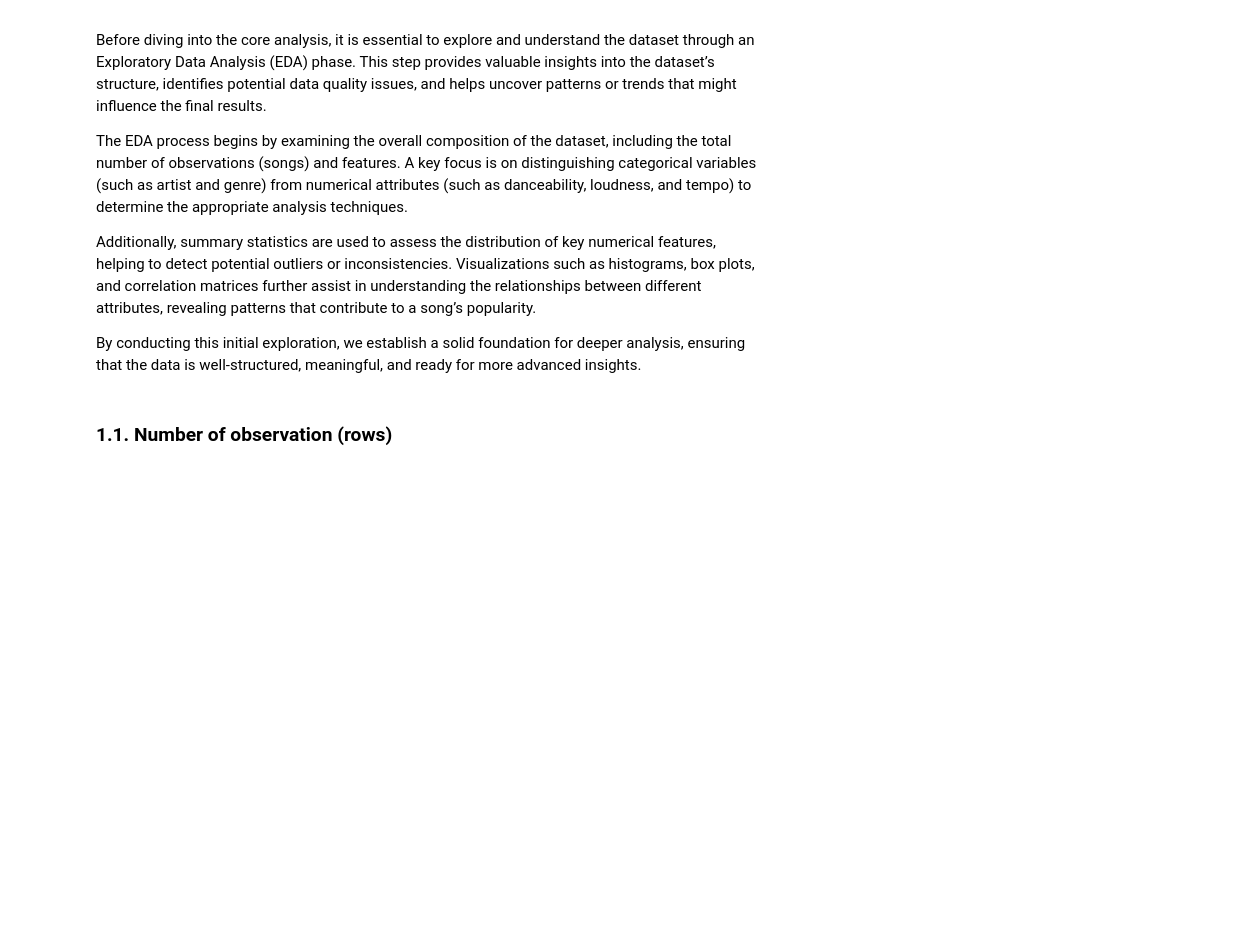
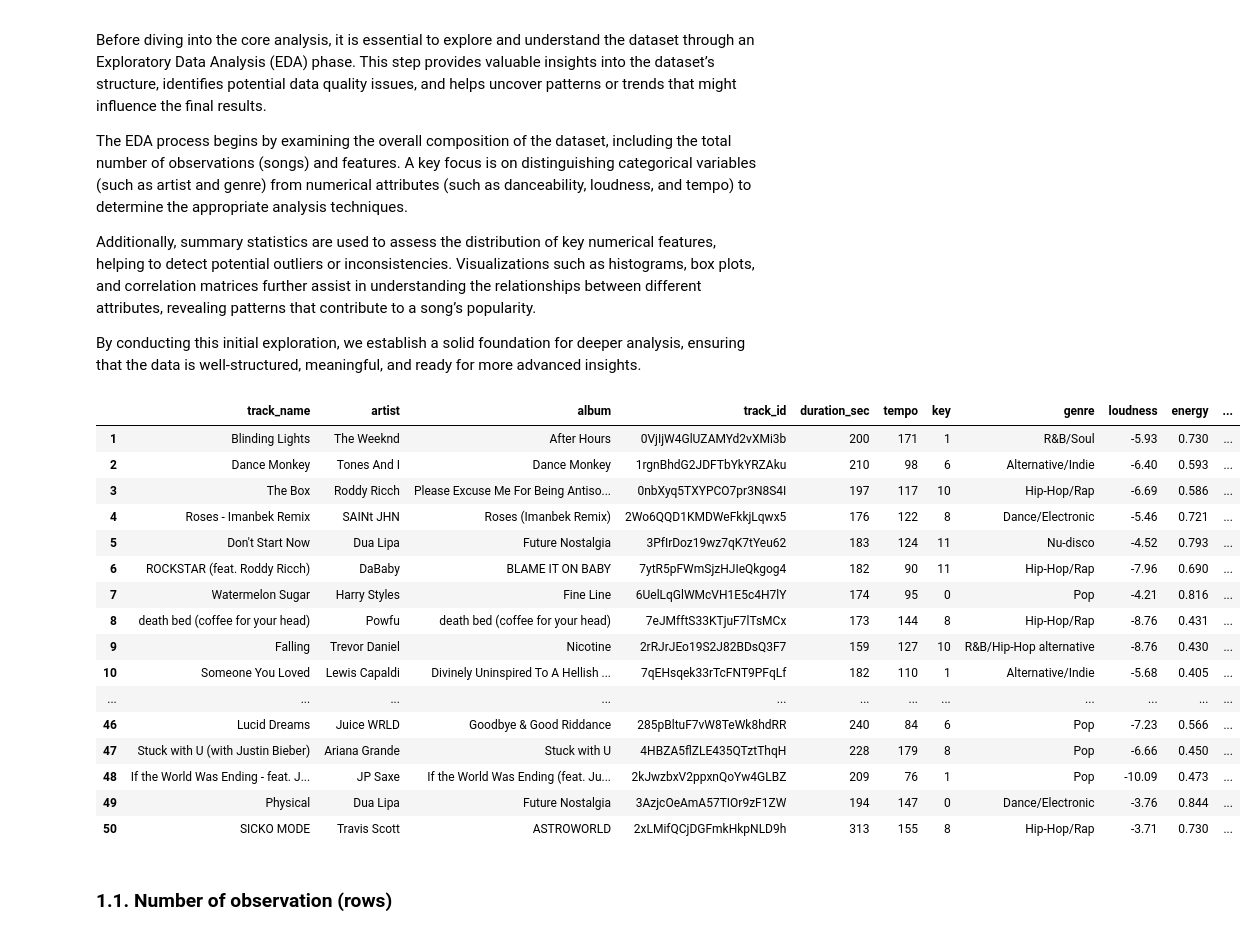
Before and after one commit to leonardovaloppi/Spotify-Top-50-Songs, a Jupyter notebook: valoppi_m4-s2_project.ipynb, the cells around one changed output. Cells and saved outputs as stored; diff of their text form; code cells hidden in the pictures; blank space fills up the shorter version.

```diff
--- a/valoppi_m4-s2_project.ipynb
+++ b/valoppi_m4-s2_project.ipynb
@@ -71,6 +80,78 @@ The EDA process begins by examining the overall composition of the dataset, incl
 Additionally, summary statistics are used to assess the distribution of key numerical features, helping to detect potential outliers or inconsistencies. Visualizations such as histograms, box plots, and correlation matrices further assist in understanding the relationships between different attributes, revealing patterns that contribute to a song’s popularity.
 
 By conducting this initial exploration, we establish a solid foundation for deeper analysis, ensuring that the data is well-structured, meaningful, and ready for more advanced insights.
+# %%
+# Reset the DataFrame to its initial state
+df = initialize
+
+# Reset the index and remove the old one
+df = df.reset_index(drop=True)
+
+# Set a new index starting from 1
+df.index = range(1, len(df) + 1)
+
+# Select and reorder specific columns for better readability
+df = df[
+    [
+        "track_name",
+        "artist",
+        "album",
+        "track_id",
+        "duration_ms",
+        "tempo",
+        "key",
+        "genre",
+        "loudness",
+        "energy",
+        "danceability",
+        "valence",
+        "speechiness",
+        "instrumentalness",
+        "liveness",
+        "acousticness",
+    ]
+]
+
+# Round specific numerical columns to the desired decimal places
+df = df.round(
+    {
+        "loudness": 2,      # Round loudness to 2 decimal places
+        "acousticness": 4,  # Round acousticness to 4 decimal places
+        "speechiness": 3,   # Round speechiness to 3 decimal places
+        "liveness": 3,      # Round liveness to 3 decimal places
+        "valence": 3,       # Round valence to 3 decimal places
+    }
+)
+
+# Convert "tempo" to an integer by rounding and changing type
+df["tempo"] = df["tempo"].round(0).astype(int)
+
+# Convert "duration_ms" from milliseconds to seconds, rounding and converting to int
+df["duration_ms"] = (df["duration_ms"] / 1000).round(0).astype(int)
+
+# Rename "duration_ms" column to "duration_sec" for better clarity
+df = df.rename(columns={"duration_ms": "duration_sec"})
+
+# Display the modified DataFrame
+df
+# %% [output]
+|  | track_name | artist | album | track_id | duration_sec | tempo | key | genre | loudness | energy | ... |
+| 1 | Blinding Lights | The Weeknd | After Hours | 0VjIjW4GlUZAMYd2vXMi3b | 200 | 171 | 1 | R&B/Soul | -5.93 | 0.730 | ... |
+| 2 | Dance Monkey | Tones And I | Dance Monkey | 1rgnBhdG2JDFTbYkYRZAku | 210 | 98 | 6 | Alternative/Indie | -6.40 | 0.593 | ... |
+| 3 | The Box | Roddy Ricch | Please Excuse Me For Being Antiso... | 0nbXyq5TXYPCO7pr3N8S4I | 197 | 117 | 10 | Hip-Hop/Rap | -6.69 | 0.586 | ... |
+| 4 | Roses - Imanbek Remix | SAINt JHN | Roses (Imanbek Remix) | 2Wo6QQD1KMDWeFkkjLqwx5 | 176 | 122 | 8 | Dance/Electronic | -5.46 | 0.721 | ... |
+| 5 | Don't Start Now | Dua Lipa | Future Nostalgia | 3PfIrDoz19wz7qK7tYeu62 | 183 | 124 | 11 | Nu-disco | -4.52 | 0.793 | ... |
+| 6 | ROCKSTAR (feat. Roddy Ricch) | DaBaby | BLAME IT ON BABY | 7ytR5pFWmSjzHJIeQkgog4 | 182 | 90 | 11 | Hip-Hop/Rap | -7.96 | 0.690 | ... |
+| 7 | Watermelon Sugar | Harry Styles | Fine Line | 6UelLqGlWMcVH1E5c4H7lY | 174 | 95 | 0 | Pop | -4.21 | 0.816 | ... |
+| 8 | death bed (coffee for your head) | Powfu | death bed (coffee for your head) | 7eJMfftS33KTjuF7lTsMCx | 173 | 144 | 8 | Hip-Hop/Rap | -8.76 | 0.431 | ... |
+| 9 | Falling | Trevor Daniel | Nicotine | 2rRJrJEo19S2J82BDsQ3F7 | 159 | 127 | 10 | R&B/Hip-Hop alternative | -8.76 | 0.430 | ... |
+| 10 | Someone You Loved | Lewis Capaldi | Divinely Uninspired To A Hellish ... | 7qEHsqek33rTcFNT9PFqLf | 182 | 110 | 1 | Alternative/Indie | -5.68 | 0.405 | ... |
+| ... | ... | ... | ... | ... | ... | ... | ... | ... | ... | ... | ... |
+| 46 | Lucid Dreams | Juice WRLD | Goodbye & Good Riddance | 285pBltuF7vW8TeWk8hdRR | 240 | 84 | 6 | Pop | -7.23 | 0.566 | ... |
+| 47 | Stuck with U (with Justin Bieber) | Ariana Grande | Stuck with U | 4HBZA5flZLE435QTztThqH | 228 | 179 | 8 | Pop | -6.66 | 0.450 | ... |
+| 48 | If the World Was Ending - feat. J... | JP Saxe | If the World Was Ending (feat. Ju... | 2kJwzbxV2ppxnQoYw4GLBZ | 209 | 76 | 1 | Pop | -10.09 | 0.473 | ... |
+| 49 | Physical | Dua Lipa | Future Nostalgia | 3AzjcOeAmA57TIOr9zF1ZW | 194 | 147 | 0 | Dance/Electronic | -3.76 | 0.844 | ... |
+| 50 | SICKO MODE | Travis Scott | ASTROWORLD | 2xLMifQCjDGFmkHkpNLD9h | 313 | 155 | 8 | Hip-Hop/Rap | -3.71 | 0.730 | ... |
 # %% [markdown]
 ### 1.1. Number of observation (rows)
 # %%
```
Also changed, not shown: parts of 22 cells of this notebook.
